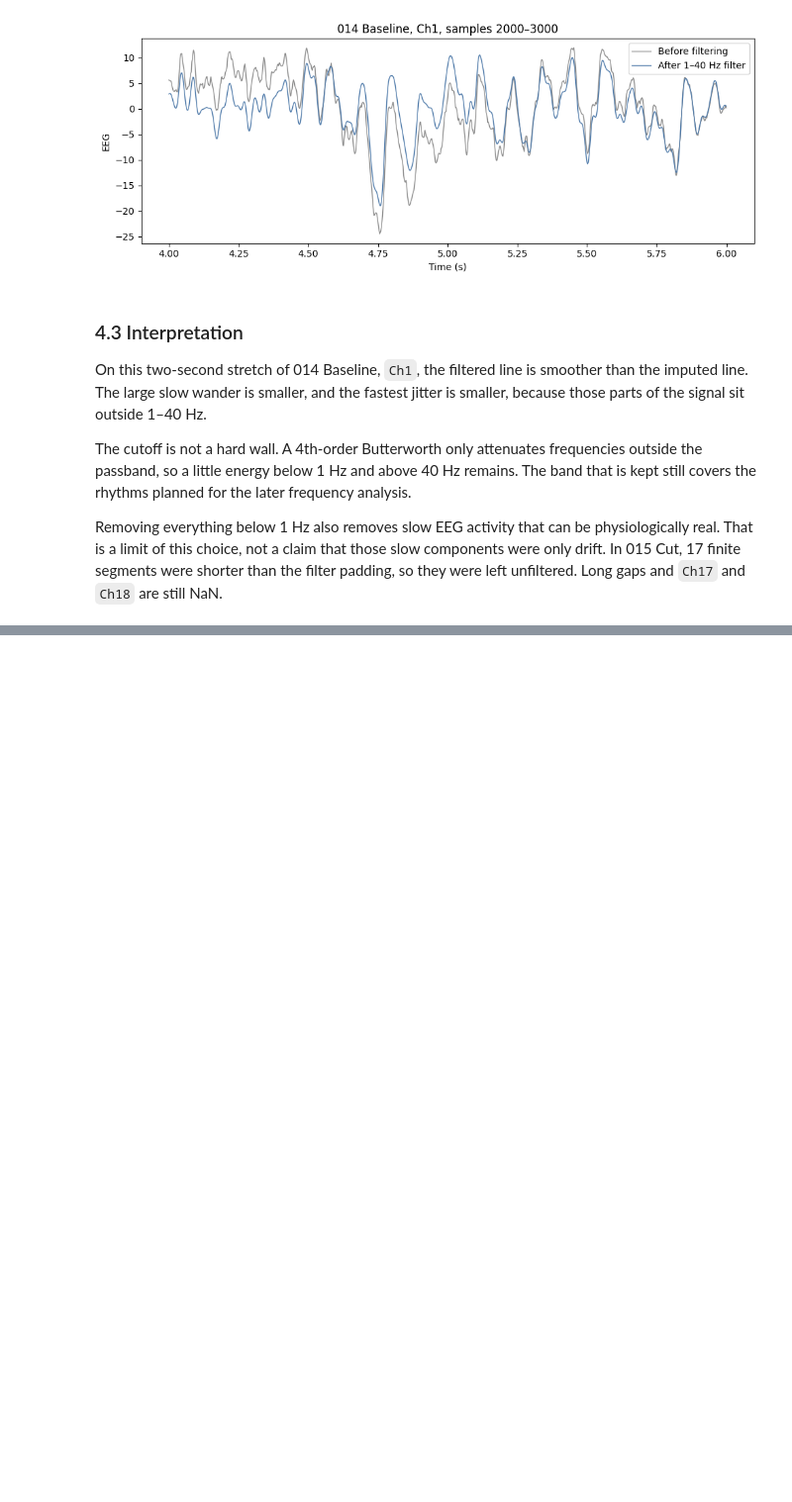
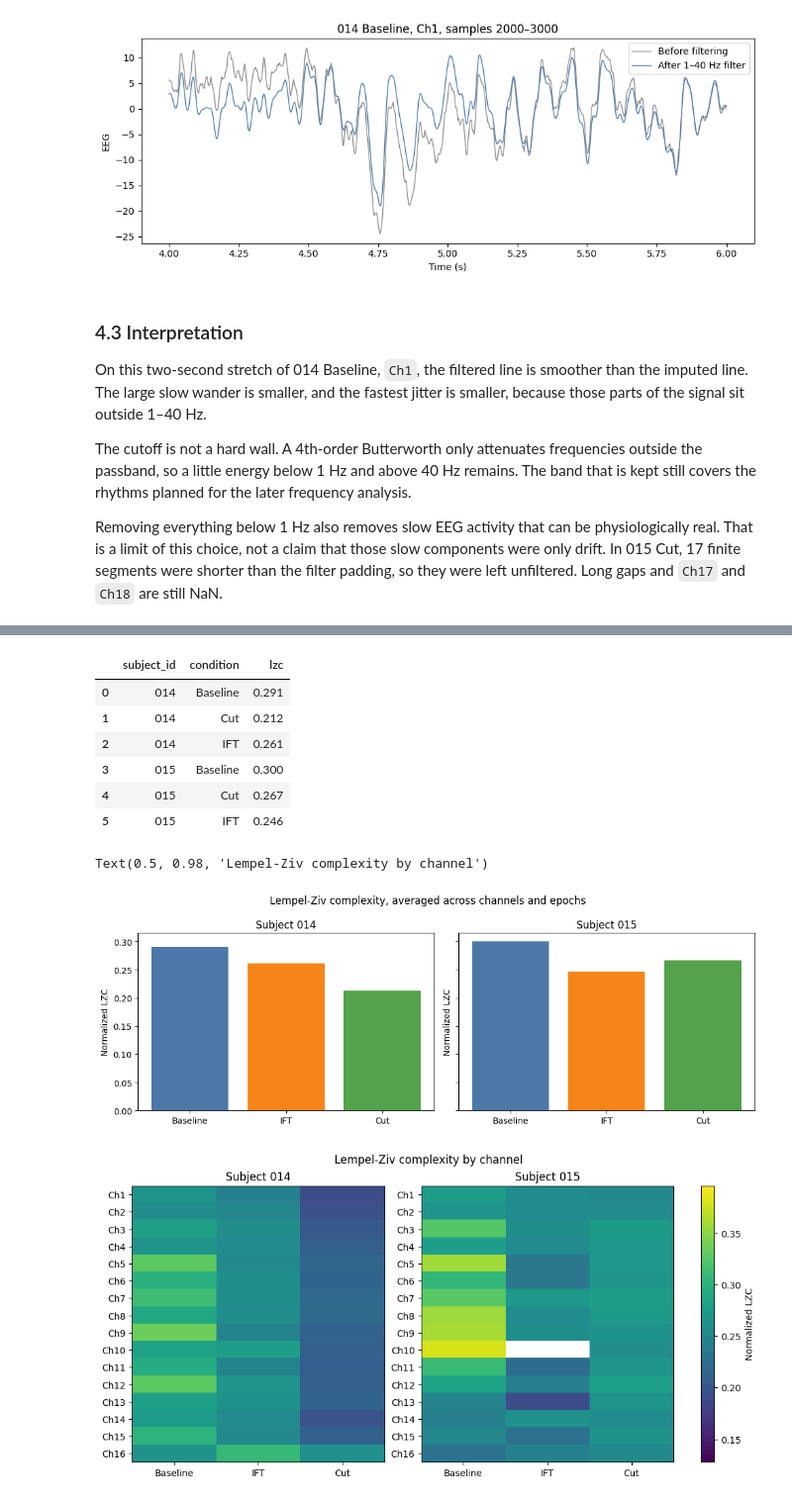
Before and after one commit to YossiAkerman/eeg_anesthesia, a Jupyter notebook: EEG_Research.ipynb, the cells around one changed output, grey strips where cells are left out. Shown at 99% size. Cells and saved outputs as stored; diff of their text form; code cells hidden in the pictures; blank space fills up the shorter version.

```diff
--- a/EEG_Research.ipynb
+++ b/EEG_Research.ipynb
@@ -265,0 +467,38 @@ Removing everything below 1 Hz also removes slow EEG activity that can be physio
+# %%
+lzc = eeg.lempel_ziv_complexity(analysis_epochs)
+lzc_summary = lzc.groupby(["subject_id", "condition"], as_index=False)["lzc"].mean()
+lzc_summary["lzc"] = lzc_summary["lzc"].round(3)
+display(lzc_summary)
+
+fig, axes = plt.subplots(1, 2, figsize=(11, 4), sharey=True)
+for ax, subject in zip(axes, ["014", "015"]):
+    part = lzc_summary[lzc_summary["subject_id"] == subject].set_index("condition").loc[condition_order]
+    ax.bar(condition_order, part["lzc"], color=[condition_colors[name] for name in condition_order])
+    ax.set_title(f"Subject {subject}")
+    ax.set_ylabel("Normalized LZC")
+fig.suptitle("Lempel-Ziv complexity, averaged across channels and epochs")
+fig.tight_layout()
+
+shared_scale = (lzc["lzc"].min(), lzc["lzc"].max())
+fig, axes = plt.subplots(1, 2, figsize=(10, 5), layout="constrained")
+for ax, subject in zip(axes, ["014", "015"]):
+    part = lzc[lzc["subject_id"] == subject]
+    table = part.groupby(["channel", "condition"])["lzc"].mean().unstack("condition")[condition_order]
+    table = table.reindex(sorted(table.index, key=lambda name: int(name[2:])))
+    image = ax.imshow(table.to_numpy(), aspect="auto", vmin=shared_scale[0], vmax=shared_scale[1], cmap="viridis")
+    ax.set_xticks(range(len(condition_order)), condition_order)
+    ax.set_yticks(range(len(table)), table.index)
+    ax.set_title(f"Subject {subject}")
+fig.colorbar(image, ax=axes, label="Normalized LZC")
+fig.suptitle("Lempel-Ziv complexity by channel")
+# %% [output]
+|  | subject_id | condition | lzc |
+| 0 | 014 | Baseline | 0.291 |
+| 1 | 014 | Cut | 0.212 |
+| 2 | 014 | IFT | 0.261 |
+| 3 | 015 | Baseline | 0.300 |
+| 4 | 015 | Cut | 0.267 |
+| 5 | 015 | IFT | 0.246 |
+Text(0.5, 0.98, 'Lempel-Ziv complexity by channel')
+[figure, added]
+[figure, added]
```
Also changed, not shown: parts of 19 cells of this notebook, 1 other file.
